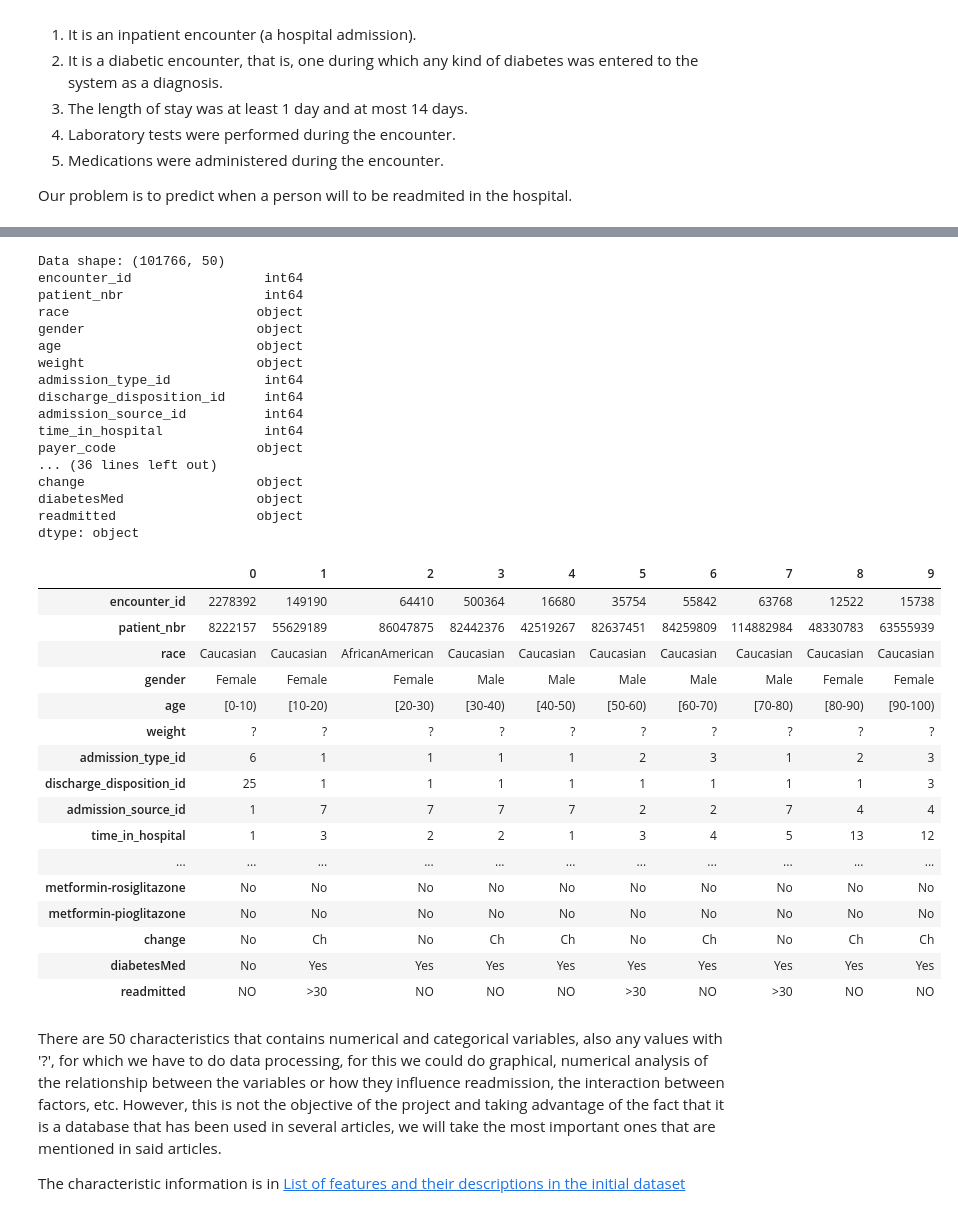
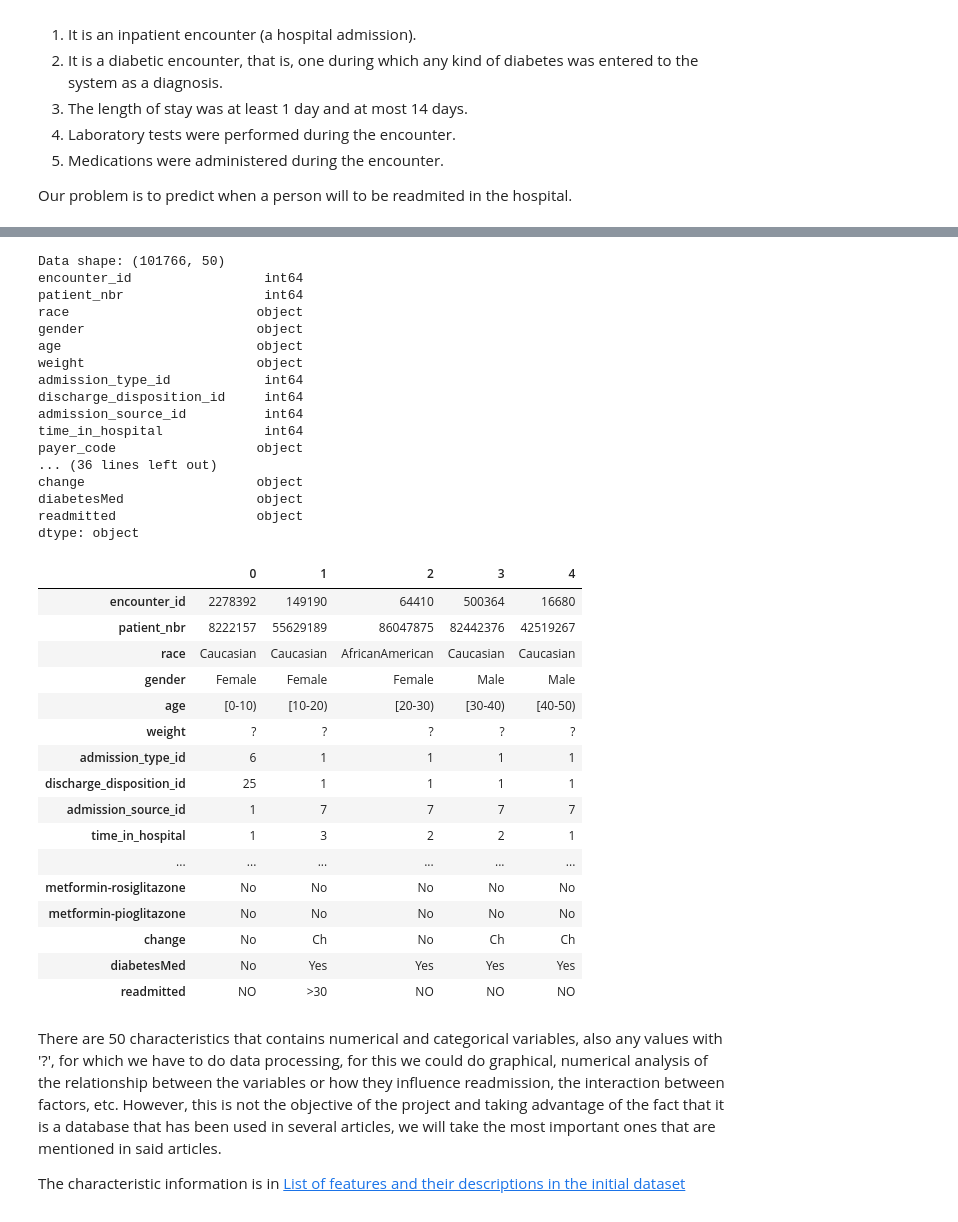
Before and after one commit to mridsa/deep-learning-project, a Jupyter notebook: 01 - exploración de datos.ipynb, the cells around one changed output, grey strips where cells are left out. Cells and saved outputs as stored; diff of their text form; code cells hidden in the pictures.

```diff
--- a/01 - exploración de datos.ipynb
+++ b/01 - exploración de datos.ipynb
@@ -30,46 +40,46 @@ replace dataset_diabetes/diabetic_data.csv? [y]es, [n]o, [A]ll, [N]one, [r]ename
 # %%
 #loading Dataset
 data = pd.read_csv("/content/dataset_diabetes/diabetic_data.csv")
 #Checking data types of each variable
 print('Data shape: {}'.format(data.shape))
 print(data.dtypes)
 #Checking shape and displaying first 10 rows of data
-data.head(10).T
+data.head(5).T
 # %% [output]
 Data shape: (101766, 50)
 encounter_id                 int64
 patient_nbr                  int64
 race                        object
 gender                      object
 age                         object
 weight                      object
 admission_type_id            int64
 discharge_disposition_id     int64
 admission_source_id          int64
 time_in_hospital             int64
 payer_code                  object
 ... (36 lines left out)
 change                      object
 diabetesMed                 object
 readmitted                  object
 dtype: object
-|  | 0 | 1 | 2 | 3 | 4 | 5 | 6 | 7 | 8 | 9 |
-| encounter_id | 2278392 | 149190 | 64410 | 500364 | 16680 | 35754 | 55842 | 63768 | 12522 | 15738 |
-| patient_nbr | 8222157 | 55629189 | 86047875 | 82442376 | 42519267 | 82637451 | 84259809 | 114882984 | 48330783 | 63555939 |
-| race | Caucasian | Caucasian | AfricanAmerican | Caucasian | Caucasian | Caucasian | Caucasian | Caucasian | Caucasian | Caucasian |
-| gender | Female | Female | Female | Male | Male | Male | Male | Male | Female | Female |
-| age | [0-10) | [10-20) | [20-30) | [30-40) | [40-50) | [50-60) | [60-70) | [70-80) | [80-90) | [90-100) |
-| weight | ? | ? | ? | ? | ? | ? | ? | ? | ? | ? |
-| admission_type_id | 6 | 1 | 1 | 1 | 1 | 2 | 3 | 1 | 2 | 3 |
-| discharge_disposition_id | 25 | 1 | 1 | 1 | 1 | 1 | 1 | 1 | 1 | 3 |
-| admission_source_id | 1 | 7 | 7 | 7 | 7 | 2 | 2 | 7 | 4 | 4 |
-| time_in_hospital | 1 | 3 | 2 | 2 | 1 | 3 | 4 | 5 | 13 | 12 |
-| ... | ... | ... | ... | ... | ... | ... | ... | ... | ... | ... |
-| metformin-rosiglitazone | No | No | No | No | No | No | No | No | No | No |
-| metformin-pioglitazone | No | No | No | No | No | No | No | No | No | No |
-| change | No | Ch | No | Ch | Ch | No | Ch | No | Ch | Ch |
-| diabetesMed | No | Yes | Yes | Yes | Yes | Yes | Yes | Yes | Yes | Yes |
-| readmitted | NO | >30 | NO | NO | NO | >30 | NO | >30 | NO | NO |
+|  | 0 | 1 | 2 | 3 | 4 |
+| encounter_id | 2278392 | 149190 | 64410 | 500364 | 16680 |
+| patient_nbr | 8222157 | 55629189 | 86047875 | 82442376 | 42519267 |
+| race | Caucasian | Caucasian | AfricanAmerican | Caucasian | Caucasian |
+| gender | Female | Female | Female | Male | Male |
+| age | [0-10) | [10-20) | [20-30) | [30-40) | [40-50) |
+| weight | ? | ? | ? | ? | ? |
+| admission_type_id | 6 | 1 | 1 | 1 | 1 |
+| discharge_disposition_id | 25 | 1 | 1 | 1 | 1 |
+| admission_source_id | 1 | 7 | 7 | 7 | 7 |
+| time_in_hospital | 1 | 3 | 2 | 2 | 1 |
+| ... | ... | ... | ... | ... | ... |
+| metformin-rosiglitazone | No | No | No | No | No |
+| metformin-pioglitazone | No | No | No | No | No |
+| change | No | Ch | No | Ch | Ch |
+| diabetesMed | No | Yes | Yes | Yes | Yes |
+| readmitted | NO | >30 | NO | NO | NO |
 # %% [markdown]
 There are 50 characteristics that contains numerical and categorical variables, also any values with '?', for which we have to do data processing, for this we could do graphical, numerical analysis of the relationship between the variables or how they influence readmission, the interaction between factors, etc. However, this is not the objective of the project and taking advantage of the fact that it is a database that has been used in several articles, we will take the most important ones that are mentioned in said articles.
 
```
Also changed, not shown: parts of 1 cell of this notebook, 3 other files.
